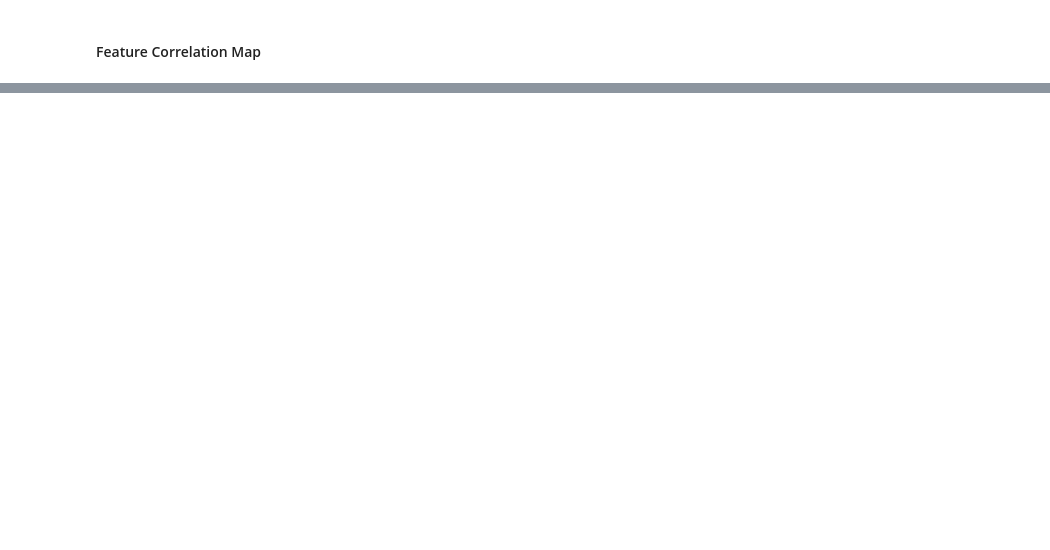
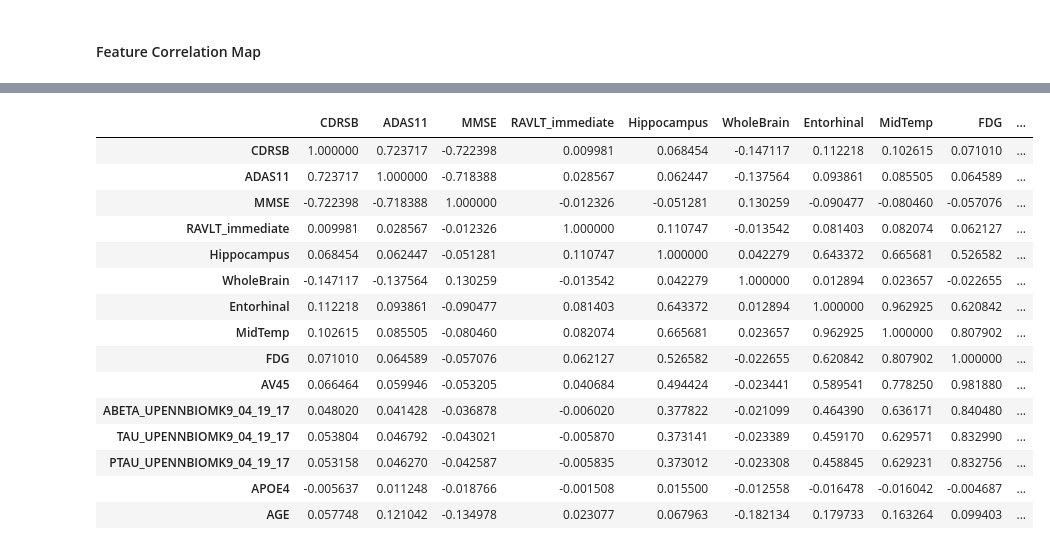
Before and after one commit to rusane/natural-computing, a Jupyter notebook: Project/Exploratory Data Analysis (EDA).ipynb, the cells around one changed output, grey strips where cells are left out. Cells and saved outputs as stored; diff of their text form; code cells hidden in the pictures; blank space fills up the shorter version.

```diff
--- a/Project/Exploratory Data Analysis (EDA).ipynb
+++ b/Project/Exploratory Data Analysis (EDA).ipynb
@@ -145,0 +146,19 @@ plt.show()
+# %%
+train_df.drop(columns=['DX_bl', 'RID', 'DX', 'ADAS13', 'Ventricles']).corr()
+# %% [output]
+|  | CDRSB | ADAS11 | MMSE | RAVLT_immediate | Hippocampus | WholeBrain | Entorhinal | MidTemp | FDG | ... |
+| CDRSB | 1.000000 | 0.723717 | -0.722398 | 0.009981 | 0.068454 | -0.147117 | 0.112218 | 0.102615 | 0.071010 | ... |
+| ADAS11 | 0.723717 | 1.000000 | -0.718388 | 0.028567 | 0.062447 | -0.137564 | 0.093861 | 0.085505 | 0.064589 | ... |
+| MMSE | -0.722398 | -0.718388 | 1.000000 | -0.012326 | -0.051281 | 0.130259 | -0.090477 | -0.080460 | -0.057076 | ... |
+| RAVLT_immediate | 0.009981 | 0.028567 | -0.012326 | 1.000000 | 0.110747 | -0.013542 | 0.081403 | 0.082074 | 0.062127 | ... |
+| Hippocampus | 0.068454 | 0.062447 | -0.051281 | 0.110747 | 1.000000 | 0.042279 | 0.643372 | 0.665681 | 0.526582 | ... |
+| WholeBrain | -0.147117 | -0.137564 | 0.130259 | -0.013542 | 0.042279 | 1.000000 | 0.012894 | 0.023657 | -0.022655 | ... |
+| Entorhinal | 0.112218 | 0.093861 | -0.090477 | 0.081403 | 0.643372 | 0.012894 | 1.000000 | 0.962925 | 0.620842 | ... |
+| MidTemp | 0.102615 | 0.085505 | -0.080460 | 0.082074 | 0.665681 | 0.023657 | 0.962925 | 1.000000 | 0.807902 | ... |
+| FDG | 0.071010 | 0.064589 | -0.057076 | 0.062127 | 0.526582 | -0.022655 | 0.620842 | 0.807902 | 1.000000 | ... |
+| AV45 | 0.066464 | 0.059946 | -0.053205 | 0.040684 | 0.494424 | -0.023441 | 0.589541 | 0.778250 | 0.981880 | ... |
+| ABETA_UPENNBIOMK9_04_19_17 | 0.048020 | 0.041428 | -0.036878 | -0.006020 | 0.377822 | -0.021099 | 0.464390 | 0.636171 | 0.840480 | ... |
+| TAU_UPENNBIOMK9_04_19_17 | 0.053804 | 0.046792 | -0.043021 | -0.005870 | 0.373141 | -0.023389 | 0.459170 | 0.629571 | 0.832990 | ... |
+| PTAU_UPENNBIOMK9_04_19_17 | 0.053158 | 0.046270 | -0.042587 | -0.005835 | 0.373012 | -0.023308 | 0.458845 | 0.629231 | 0.832756 | ... |
+| APOE4 | -0.005637 | 0.011248 | -0.018766 | -0.001508 | 0.015500 | -0.012558 | -0.016478 | -0.016042 | -0.004687 | ... |
+| AGE | 0.057748 | 0.121042 | -0.134978 | 0.023077 | 0.067963 | -0.182134 | 0.179733 | 0.163264 | 0.099403 | ... |
```
Also changed, not shown: parts of 6 cells of this notebook, 2 other files.
